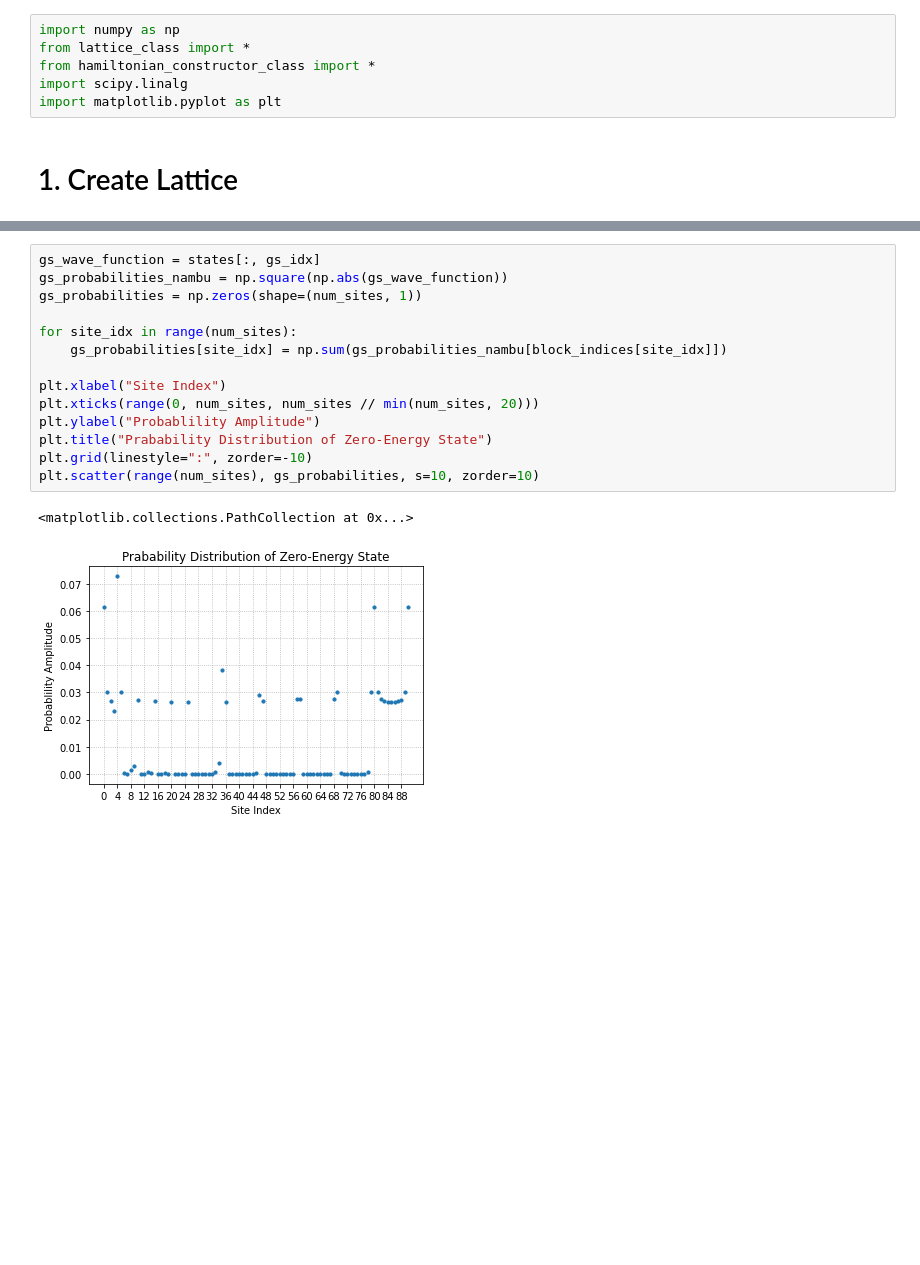
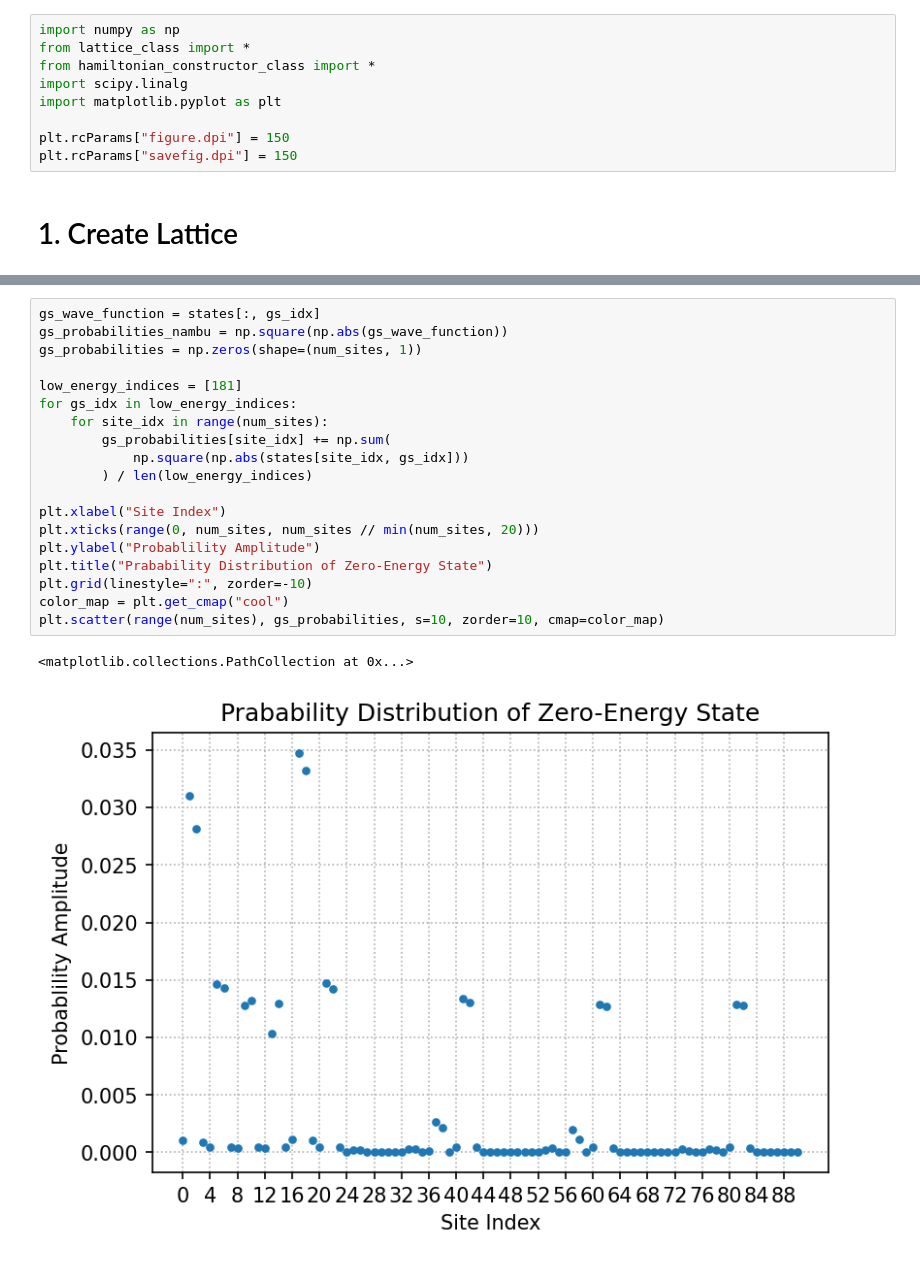
Before and after one commit to isschoch/chiral-p-wave-on-buckyball-geometry, a Jupyter notebook: sc_disclination.ipynb, the cells around one changed output, grey strips where cells are left out. Cells and saved outputs as stored; diff of their text form; blank space fills up the shorter version.

```diff
--- a/sc_disclination.ipynb
+++ b/sc_disclination.ipynb
@@ -4,6 +4,9 @@ from lattice_class import *
 from hamiltonian_constructor_class import *
 import scipy.linalg
 import matplotlib.pyplot as plt
+
+plt.rcParams["figure.dpi"] = 150
+plt.rcParams["savefig.dpi"] = 150
 # %% [markdown]
 # 1. Create Lattice
 # %%
@@ -67,20 +76,25 @@ Index of lowest absolute energy:  181
 # %%
 gs_wave_function = states[:, gs_idx]
 gs_probabilities_nambu = np.square(np.abs(gs_wave_function))
 gs_probabilities = np.zeros(shape=(num_sites, 1))
 
-for site_idx in range(num_sites):
-    gs_probabilities[site_idx] = np.sum(gs_probabilities_nambu[block_indices[site_idx]])
+low_energy_indices = [181]
+for gs_idx in low_energy_indices:
+    for site_idx in range(num_sites):
+        gs_probabilities[site_idx] += np.sum(
+            np.square(np.abs(states[site_idx, gs_idx]))
+        ) / len(low_energy_indices)
 
 plt.xlabel("Site Index")
 plt.xticks(range(0, num_sites, num_sites // min(num_sites, 20)))
 plt.ylabel("Probablility Amplitude")
 plt.title("Prabability Distribution of Zero-Energy State")
 plt.grid(linestyle=":", zorder=-10)
-plt.scatter(range(num_sites), gs_probabilities, s=10, zorder=10)
+color_map = plt.get_cmap("cool")
+plt.scatter(range(num_sites), gs_probabilities, s=10, zorder=10, cmap=color_map)
 # %% [output]
 <matplotlib.collections.PathCollection at 0x...>
-[figure, old version]
+[figure, new version]
 # %%
 fig = plt.figure()
 ax = fig.add_subplot(projection="3d")
```
Also changed, not shown: parts of 6 cells of this notebook, 7 other files.
